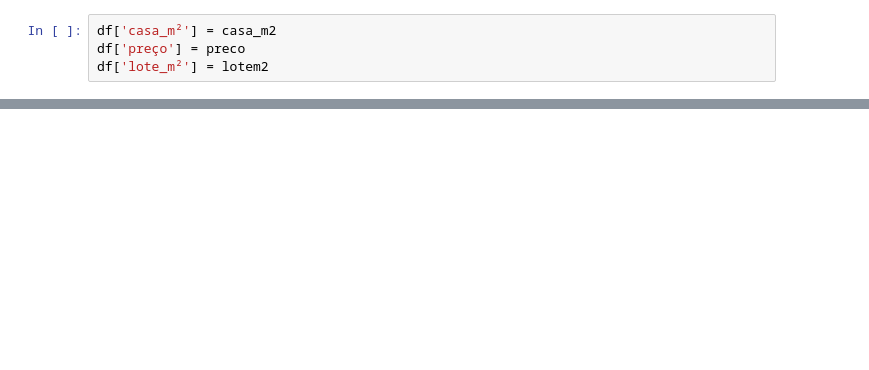
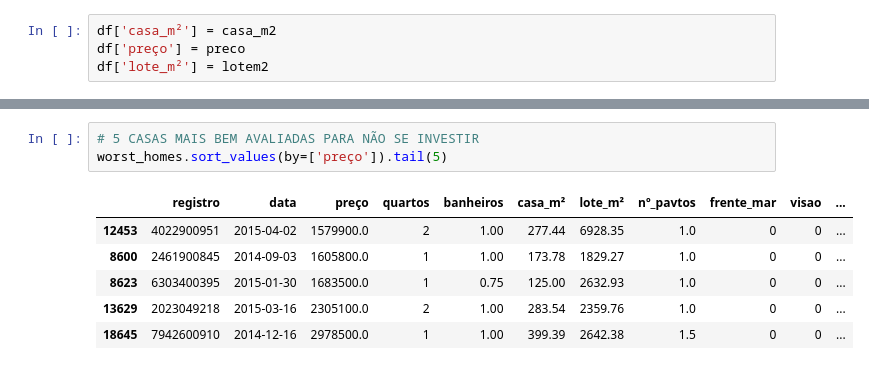
Before and after one commit to guilherminog/Projeto_DNC, a Jupyter notebook: df_var (1).ipynb, the cells around one changed output, grey strips where cells are left out. Saved outputs shown, nothing was run; the diff lists cells and outputs as text; blank space fills up the shorter version.

```diff
--- a/df_var (1).ipynb
+++ b/df_var (1).ipynb
@@ -595,0 +597,10 @@ df
+# %%
+# 5 CASAS MAIS BEM AVALIADAS PARA NÃO SE INVESTIR
+worst_homes.sort_values(by=['preço']).tail(5)
+# %% [output]
+|  | registro | data | preço | quartos | banheiros | casa_m² | lote_m² | nº_pavtos | frente_mar | visao | ... |
+| 12453 | 4022900951 | 2015-04-02 | 1579900.0 | 2 | 1.00 | 277.44 | 6928.35 | 1.0 | 0 | 0 | ... |
+| 8600 | 2461900845 | 2014-09-03 | 1605800.0 | 1 | 1.00 | 173.78 | 1829.27 | 1.0 | 0 | 0 | ... |
+| 8623 | 6303400395 | 2015-01-30 | 1683500.0 | 1 | 0.75 | 125.00 | 2632.93 | 1.0 | 0 | 0 | ... |
+| 13629 | 2023049218 | 2015-03-16 | 2305100.0 | 2 | 1.00 | 283.54 | 2359.76 | 1.0 | 0 | 0 | ... |
+| 18645 | 7942600910 | 2014-12-16 | 2978500.0 | 1 | 1.00 | 399.39 | 2642.38 | 1.5 | 0 | 0 | ... |
```
Also changed, not shown: parts of 29 cells of this notebook.
